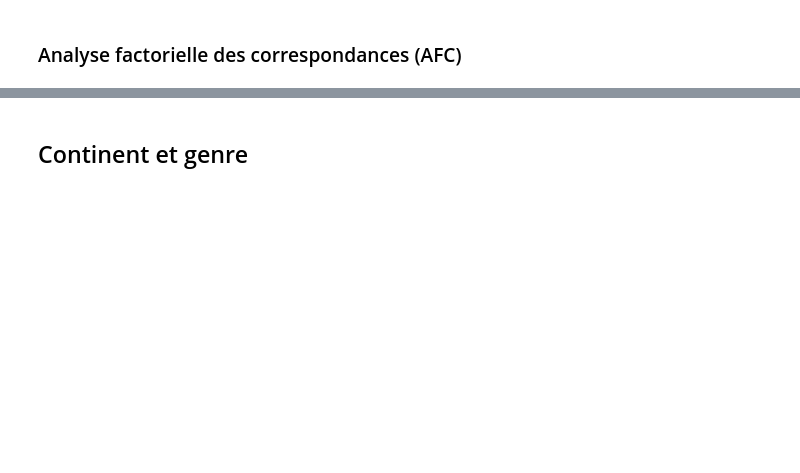
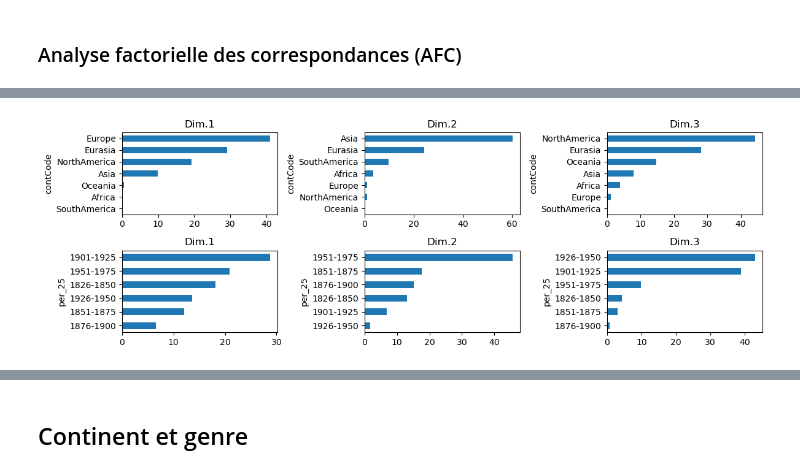
Before and after one commit to Chiodo53/astronomers, a Jupyter notebook: notebooks_jupyter/wikidata_exploration/wdt_AFC_generations_continents_triplestore.ipynb, the cells around one changed output, grey strips where cells are left out. Cells and saved outputs as stored; diff of their text form; code cells hidden in the pictures; blank space fills up the shorter version.

```diff
--- a/notebooks_jupyter/wikidata_exploration/wdt_AFC_generations_continents_triplestore.ipynb
+++ b/notebooks_jupyter/wikidata_exploration/wdt_AFC_generations_continents_triplestore.ipynb
@@ -727,13 +659,2 @@ residus_ponderes
-# %%
-### Résidus pondérés
-tableau = residus_ponderes
-
-fig, ax = plt.subplots(figsize=(9,6))
-# Sample figsize in inches
-g = sns.heatmap(tableau, annot=tableau, cmap="coolwarm", linewidths=.5, ax=ax)
-labels = tableau.index
-p = g.set_yticklabels(labels, rotation=30)
-
-plt.show()
 # %% [markdown]
 ### Analyse factorielle des correspondances (AFC)
@@ -796,3 +743,7 @@ plt.show()
+# %%
+contributions_colonnes(afc)
+# %% [output]
+[figure, added]
 # %%
 # Représentation simultanée, avec amplification
 afc.mapping(num_x_axis=1,num_y_axis=2,figsize=(7,7))
```
Also changed, not shown: parts of 67 cells of this notebook.
